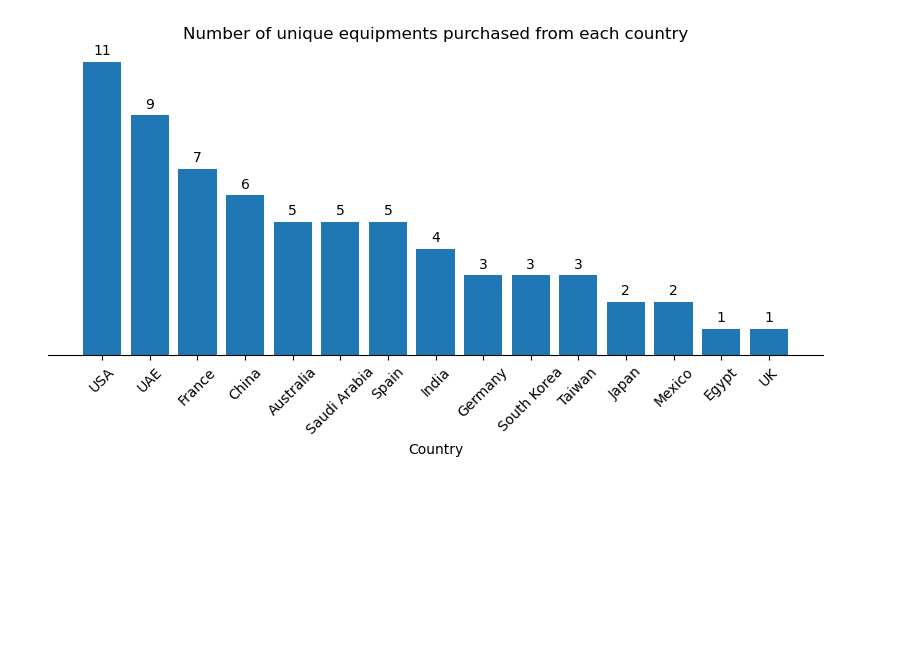
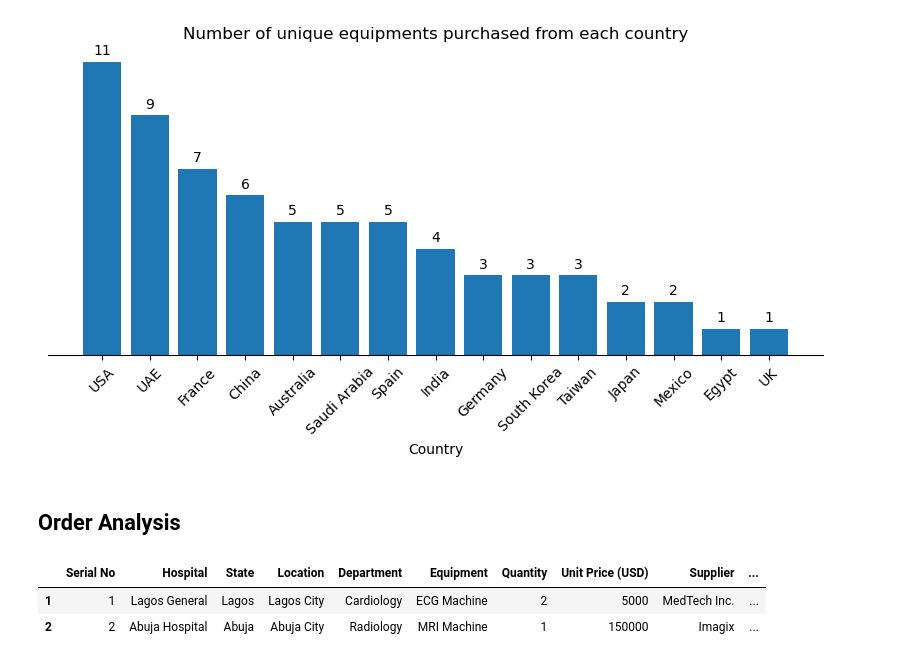
Before and after one commit to valezenwanne/Hospital_Procurement_Data_Analysis, a Jupyter notebook: Hospital Procurement Data Analysis.ipynb, the cells around one changed output. Saved outputs shown, nothing was run; the diff lists cells and outputs as text; code cells hidden in the pictures; blank space fills up the shorter version.

```diff
--- a/Hospital Procurement Data Analysis.ipynb
+++ b/Hospital Procurement Data Analysis.ipynb
@@ -1312,3 +1312,5 @@ for index, values in enumerate(cou_unique['no_unique_equipment']):
 plt.show()
 # %% [output]
 [figure]
+# %% [markdown]
+## Order Analysis
@@ -1314,0 +1320,6 @@ plt.show()
+# %%
+df.head(2)
+# %% [output]
+|  | Serial No | Hospital | State | Location | Department | Equipment | Quantity | Unit Price (USD) | Supplier | ... |
+| 1 | 1 | Lagos General | Lagos | Lagos City | Cardiology | ECG Machine | 2 | 5000 | MedTech Inc. | ... |
+| 2 | 2 | Abuja Hospital | Abuja | Abuja City | Radiology | MRI Machine | 1 | 150000 | Imagix | ... |
```
Also changed, not shown: parts of 8 cells of this notebook.
